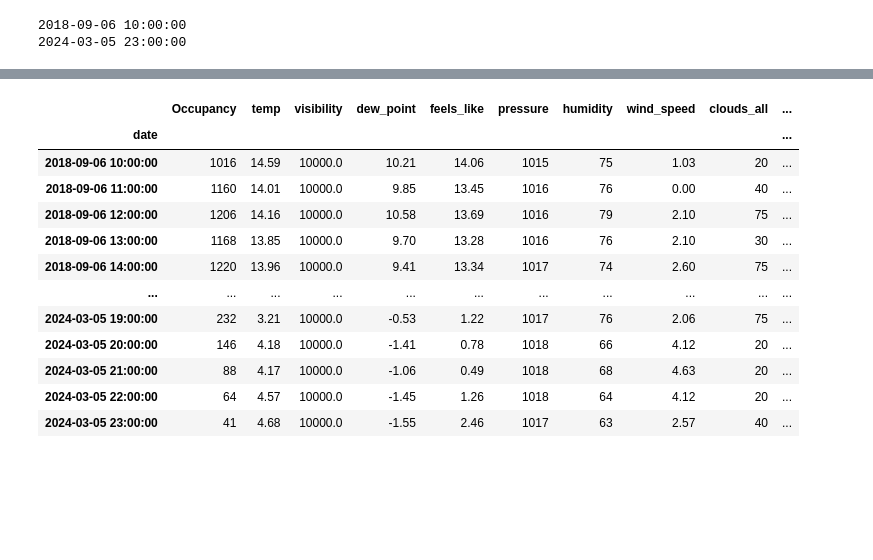
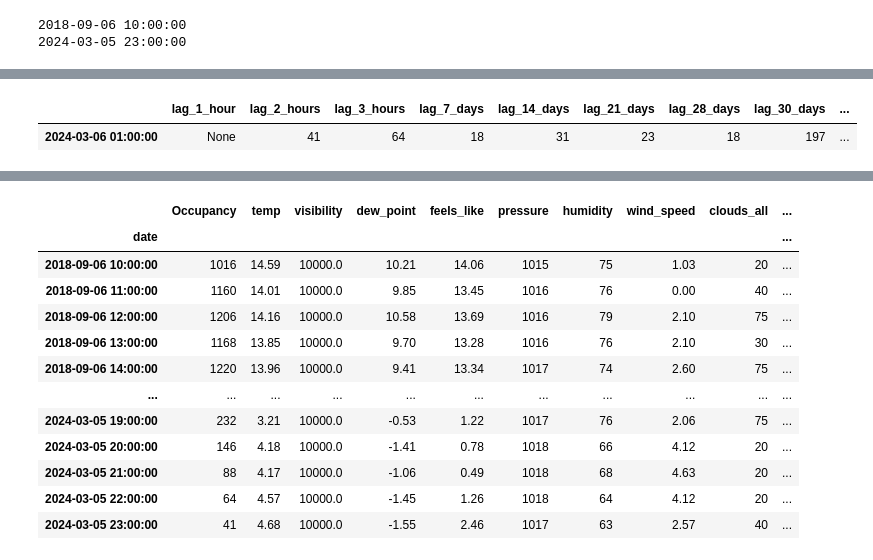
Before and after one commit to penguinumbrella/TL16, a Jupyter notebook: machine-learning/lightgbm-weather-parking.ipynb, the cells around one changed output, grey strips where cells are left out. Saved outputs shown, nothing was run; the diff lists cells and outputs as text; code cells hidden in the pictures; blank space fills up the shorter version.

```diff
--- a/machine-learning/lightgbm-weather-parking.ipynb
+++ b/machine-learning/lightgbm-weather-parking.ipynb
@@ -753,3 +855,8 @@ print(last_date_time_str)
+# %%
+lagged_features_for_date
+# %% [output]
+|  | lag_1_hour | lag_2_hours | lag_3_hours | lag_7_days | lag_14_days | lag_21_days | lag_28_days | lag_30_days | ... |
+| 2024-03-06 01:00:00 | None | 41 | 64 | 18 | 31 | 23 | 18 | 197 | ... |
 # %%
 future = pd.date_range('2022-12-31', '2023-06-28', freq='D')
 future_df = pd.DataFrame(index=future)
```
Also changed, not shown: parts of 13 cells of this notebook, 1 other file.
